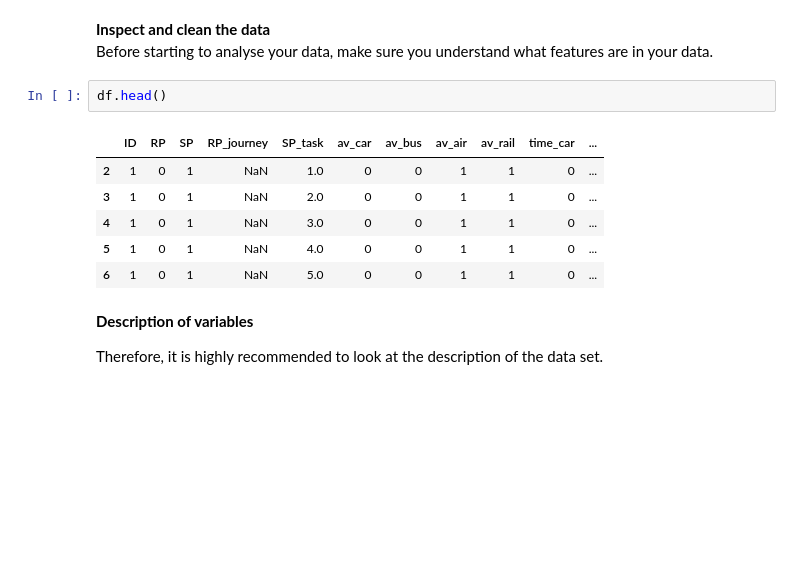
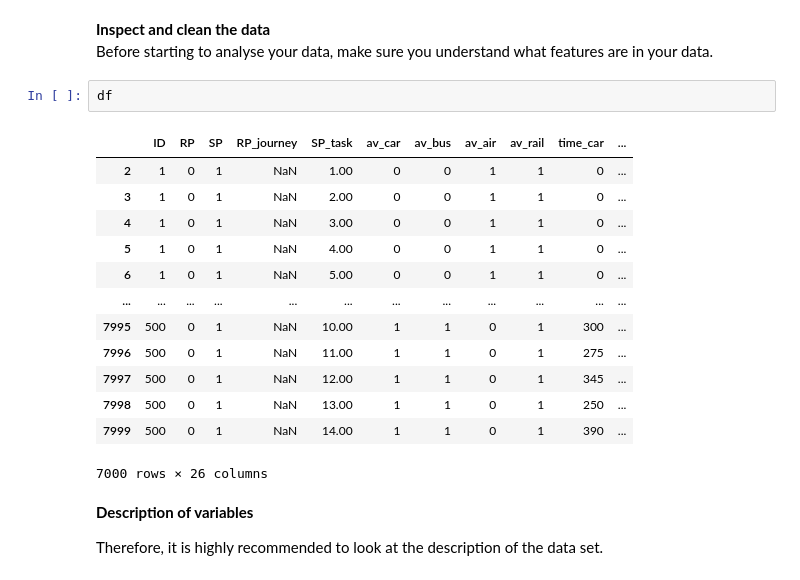
Before and after one commit to Marrekoo/DCM_ML_TRAIL_2024, a Jupyter notebook: Lab sessions/lab session 1.ipynb, the cells around one changed output. Cells and saved outputs as stored; diff of their text form; blank space fills up the shorter version.

```diff
--- a/Lab sessions/lab session 1.ipynb
+++ b/Lab sessions/lab session 1.ipynb
@@ -109,14 +109,21 @@ df.shape
 **Inspect and clean the data**<br>
 Before starting to analyse your data, make sure you understand what features are in your data.
 # %%
-df.head()
+df
 # %% [output]
 |  | ID | RP | SP | RP_journey | SP_task | av_car | av_bus | av_air | av_rail | time_car | ... |
-| 2 | 1 | 0 | 1 | NaN | 1.0 | 0 | 0 | 1 | 1 | 0 | ... |
-| 3 | 1 | 0 | 1 | NaN | 2.0 | 0 | 0 | 1 | 1 | 0 | ... |
-| 4 | 1 | 0 | 1 | NaN | 3.0 | 0 | 0 | 1 | 1 | 0 | ... |
-| 5 | 1 | 0 | 1 | NaN | 4.0 | 0 | 0 | 1 | 1 | 0 | ... |
-| 6 | 1 | 0 | 1 | NaN | 5.0 | 0 | 0 | 1 | 1 | 0 | ... |
+| 2 | 1 | 0 | 1 | NaN | 1.00 | 0 | 0 | 1 | 1 | 0 | ... |
+| 3 | 1 | 0 | 1 | NaN | 2.00 | 0 | 0 | 1 | 1 | 0 | ... |
+| 4 | 1 | 0 | 1 | NaN | 3.00 | 0 | 0 | 1 | 1 | 0 | ... |
+| 5 | 1 | 0 | 1 | NaN | 4.00 | 0 | 0 | 1 | 1 | 0 | ... |
+| 6 | 1 | 0 | 1 | NaN | 5.00 | 0 | 0 | 1 | 1 | 0 | ... |
+| ... | ... | ... | ... | ... | ... | ... | ... | ... | ... | ... | ... |
+| 7995 | 500 | 0 | 1 | NaN | 10.00 | 1 | 1 | 0 | 1 | 300 | ... |
+| 7996 | 500 | 0 | 1 | NaN | 11.00 | 1 | 1 | 0 | 1 | 275 | ... |
+| 7997 | 500 | 0 | 1 | NaN | 12.00 | 1 | 1 | 0 | 1 | 345 | ... |
+| 7998 | 500 | 0 | 1 | NaN | 13.00 | 1 | 1 | 0 | 1 | 250 | ... |
+| 7999 | 500 | 0 | 1 | NaN | 14.00 | 1 | 1 | 0 | 1 | 390 | ... |
+7000 rows × 26 columns
 # %% [markdown]
 **Description of variables**<br>
 
```
Also changed, not shown: parts of 20 cells of this notebook.
